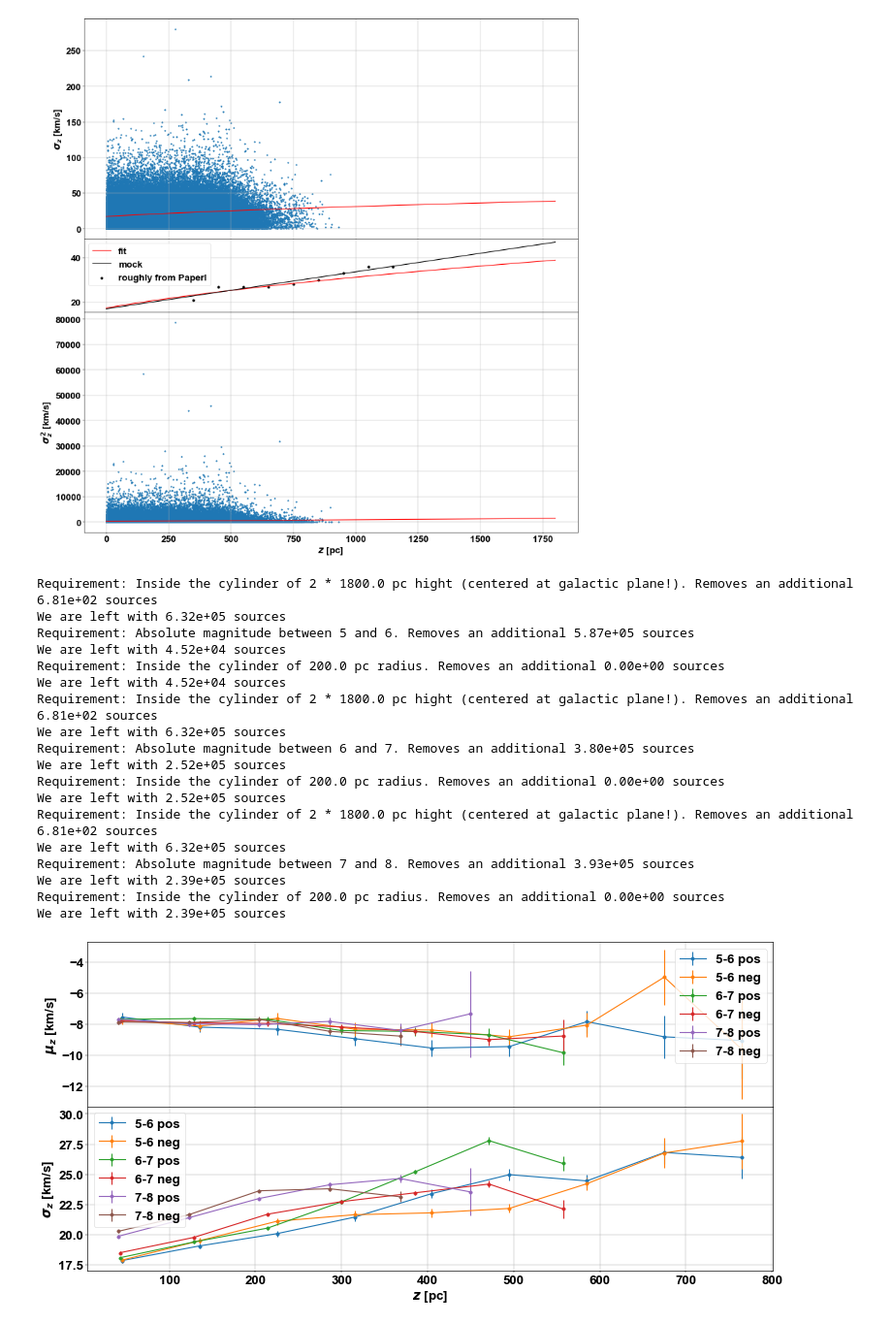
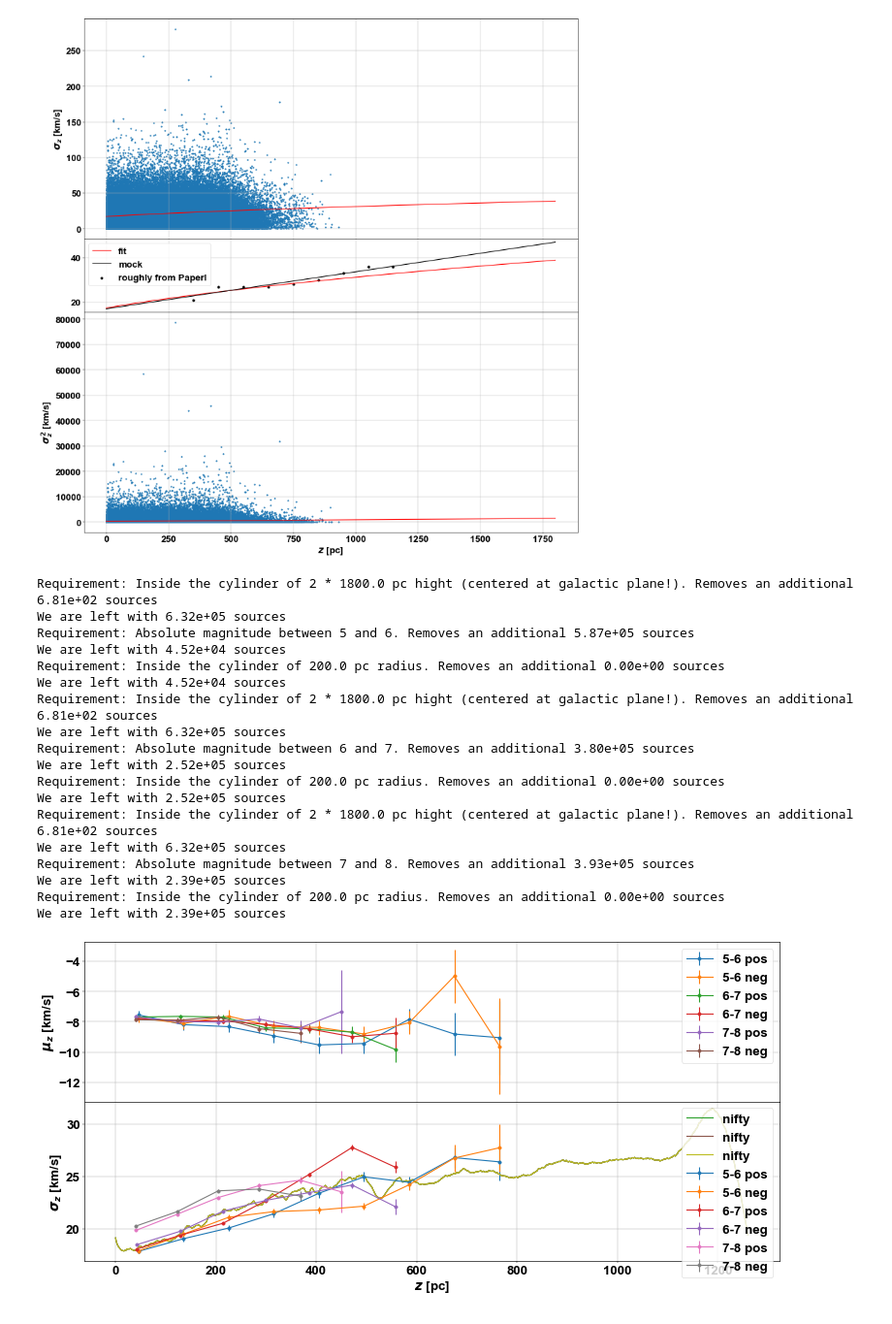
Before and after one commit to rubba0220/Bachelorarbeit, a Jupyter notebook: GaiaDR3_Data.ipynb, the cells around one changed output. Shown at 97% size. Drawn from its saved outputs; the diff is of its cells as text; code cells hidden in the pictures.

```diff
--- a/GaiaDR3_Data.ipynb
+++ b/GaiaDR3_Data.ipynb
@@ -435,6 +435,7 @@ We are left with 2.97e+05 sources
 [figure]
 # %%
 def vel_disp(am_min, am_max, n_bins):
+
     tab_filtered = filtration(am_min, am_max)
     l_np, b_np, ra_np, ra_error_np, dec_np, dec_error_np, parallax_np, parallax_error_np, pmra_np, pmra_error_np, pmdec_np, pmdec_error_np, phot_g_mean_mag_np, teff_gspphot_np, bp_rp_np, radial_velocity_np, radial_velocity_error_np = arrays(tab_filtered)
 
@@ -470,6 +471,9 @@ def vel_disp(am_min, am_max, n_bins):
 
     return vz_means[~i], vz_stds[~i], evz_means[~i], evz_stds[~i], z[~i]
 
+cf = pd.read_csv('real data test/cf_56_v2_.csv', header=None).iloc[:,2]
+cf = jnp.exp(jnp.array([float(el) for el in cf[0].strip('[]').split()]))
+
 fig, ax = plt.subplots(2,1, figsize=(20,10), sharex=True)
 for am, n_bin in zip([[5,6], [6,7], [7,8]], [40, 42, 44]):
     vz_means, vz_stds, evz_means, evz_stds, z= vel_disp(am[0], am[1], n_bin)
@@ -479,39 +483,40 @@ for am, n_bin in zip([[5,6], [6,7], [7,8]], [40, 42, 44]):
     ax[0].errorbar(abs(z[neg]), vz_means[neg], yerr=evz_means[neg], marker='o',label=f"{am[0]}-{am[1]} neg")
     ax[1].errorbar(z[pos], vz_stds[pos], yerr=evz_stds[pos], marker='o', label=f"{am[0]}-{am[1]} pos")
     ax[1].errorbar(abs(z[neg]), vz_stds[neg], yerr=evz_stds[neg], marker='o', label=f"{am[0]}-{am[1]} neg")
+    ax[1].plot(np.linspace(0, 1260, 1261), jnp.sqrt(cf), label='nifty')
 ax[0].set_xlabel(r"$z$ [pc]")
 ax[0].set_ylabel(r"$\mu_z$ [km/s]")
 ax[0].grid()
 ax[0].legend()
 ax[1].set_xlabel(r"$z$ [pc]")
 ax[1].set_ylabel(r"$\sigma_z$ [km/s]")
 ax[1].grid()
 ax[1].legend()
 plt.tight_layout()
 fig.subplots_adjust(hspace=0.0)
 plt.savefig("Plots/Vertical_velocity_dispersion_comparison.png")
 fig.set_dpi(40)
 plt.show()
 # %% [output]
 Requirement: Inside the cylinder of 2 * 1800.0 pc hight (centered at galactic plane!). Removes an additional 6.81e+02 sources
 We are left with 6.32e+05 sources
 Requirement: Absolute magnitude between 5 and 6. Removes an additional 5.87e+05 sources
 We are left with 4.52e+04 sources
 Requirement: Inside the cylinder of 200.0 pc radius. Removes an additional 0.00e+00 sources
 We are left with 4.52e+04 sources
 Requirement: Inside the cylinder of 2 * 1800.0 pc hight (centered at galactic plane!). Removes an additional 6.81e+02 sources
 We are left with 6.32e+05 sources
 Requirement: Absolute magnitude between 6 and 7. Removes an additional 3.80e+05 sources
 We are left with 2.52e+05 sources
 Requirement: Inside the cylinder of 200.0 pc radius. Removes an additional 0.00e+00 sources
 We are left with 2.52e+05 sources
 Requirement: Inside the cylinder of 2 * 1800.0 pc hight (centered at galactic plane!). Removes an additional 6.81e+02 sources
 We are left with 6.32e+05 sources
 Requirement: Absolute magnitude between 7 and 8. Removes an additional 3.93e+05 sources
 We are left with 2.39e+05 sources
 Requirement: Inside the cylinder of 200.0 pc radius. Removes an additional 0.00e+00 sources
 We are left with 2.39e+05 sources
-[figure, old version]
+[figure, new version]
 # %%
 def Verarbeitung(am_min, am_max, n_bin, range, Plot):
     # Histogram in z
```
Also changed, not shown: 13 other files.
